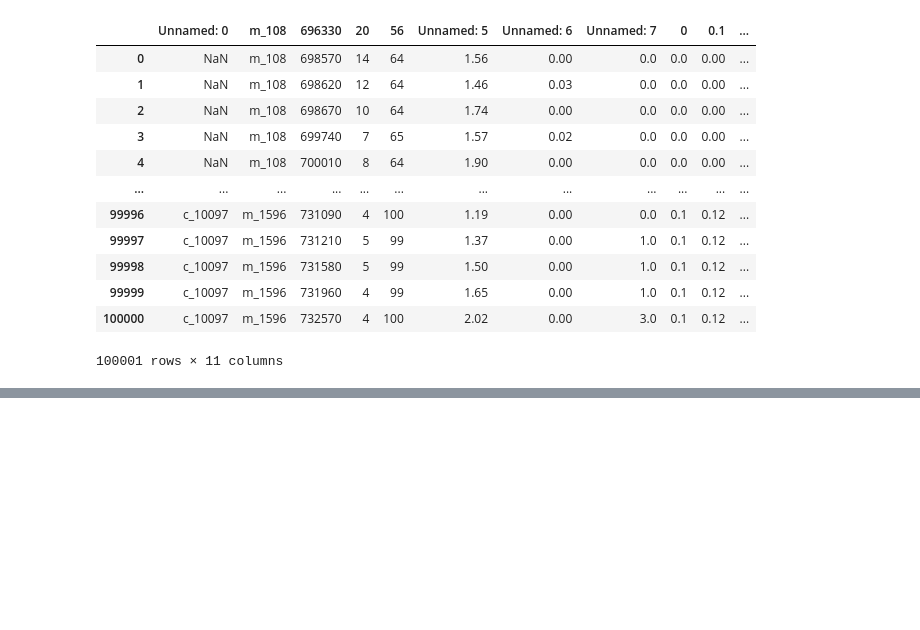
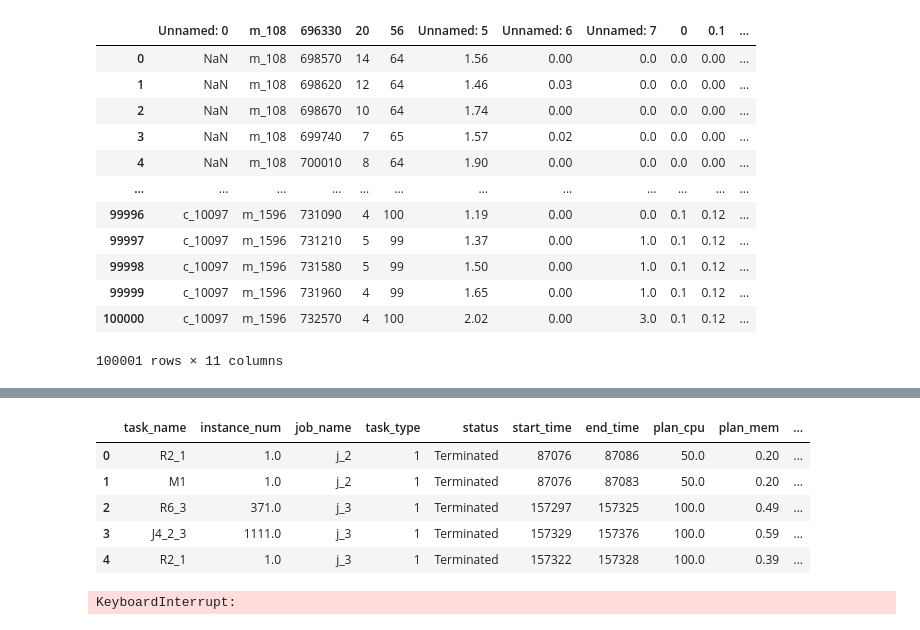
Before and after one commit to jalpa015/RL_Resource_Allocation, a Jupyter notebook: Data Analysis.ipynb, the cells around one changed output, grey strips where cells are left out. Drawn from its saved outputs; the diff is of its cells as text; code cells hidden in the pictures; blank space fills up the shorter version.

```diff
--- a/Data Analysis.ipynb
+++ b/Data Analysis.ipynb
@@ -70,0 +148,18 @@ plt.show()
+# %%
+#Visualising the number of instances used in Time interval
+import csv
+
+df_batch_task = pd.DataFrame(pd.read_csv('data/batch_task.csv'))
+batch_task_column_name = ['task_name', 'instance_num', 'job_name', 'task_type', 'status', 'start_time',
+                              'end_time', 'plan_cpu', 'plan_mem']
+df_batch_task.columns = batch_task_column_name
+df_batch_task['task_create_time'] = df_batch_task['end_time'] - df_batch_task['start_time']
+
+df_batch_task.head()
+# %% [output]
+|  | task_name | instance_num | job_name | task_type | status | start_time | end_time | plan_cpu | plan_mem | ... |
+| 0 | R2_1 | 1.0 | j_2 | 1 | Terminated | 87076 | 87086 | 50.0 | 0.20 | ... |
+| 1 | M1 | 1.0 | j_2 | 1 | Terminated | 87076 | 87083 | 50.0 | 0.20 | ... |
+| 2 | R6_3 | 371.0 | j_3 | 1 | Terminated | 157297 | 157325 | 100.0 | 0.49 | ... |
+| 3 | J4_2_3 | 1111.0 | j_3 | 1 | Terminated | 157329 | 157376 | 100.0 | 0.59 | ... |
+| 4 | R2_1 | 1.0 | j_3 | 1 | Terminated | 157322 | 157328 | 100.0 | 0.39 | ... |
@@ -70,0 +184,18 @@ plt.show()
+# %%
+for i in range(0,int(np.round(max_val/4))):
+    for j in range (0,len(df_batch_task)):
+        if lb < df_batch_task['task_create_time'][j] <= ub:
+            sum_var=aa
+            aa=df_batch_task['instance_num'][j]+sum_var
+    variables.append(aaa)
+    if aa==0:
+      aa=1
+    total.append(aa)
+    aa=0
+    aaa=aaa+4
+
+
+    lb=ub
+    ub=ub+4
+# %% [output]
+KeyboardInterrupt:
```
Also changed, not shown: parts of 11 cells of this notebook, 5 other files.
